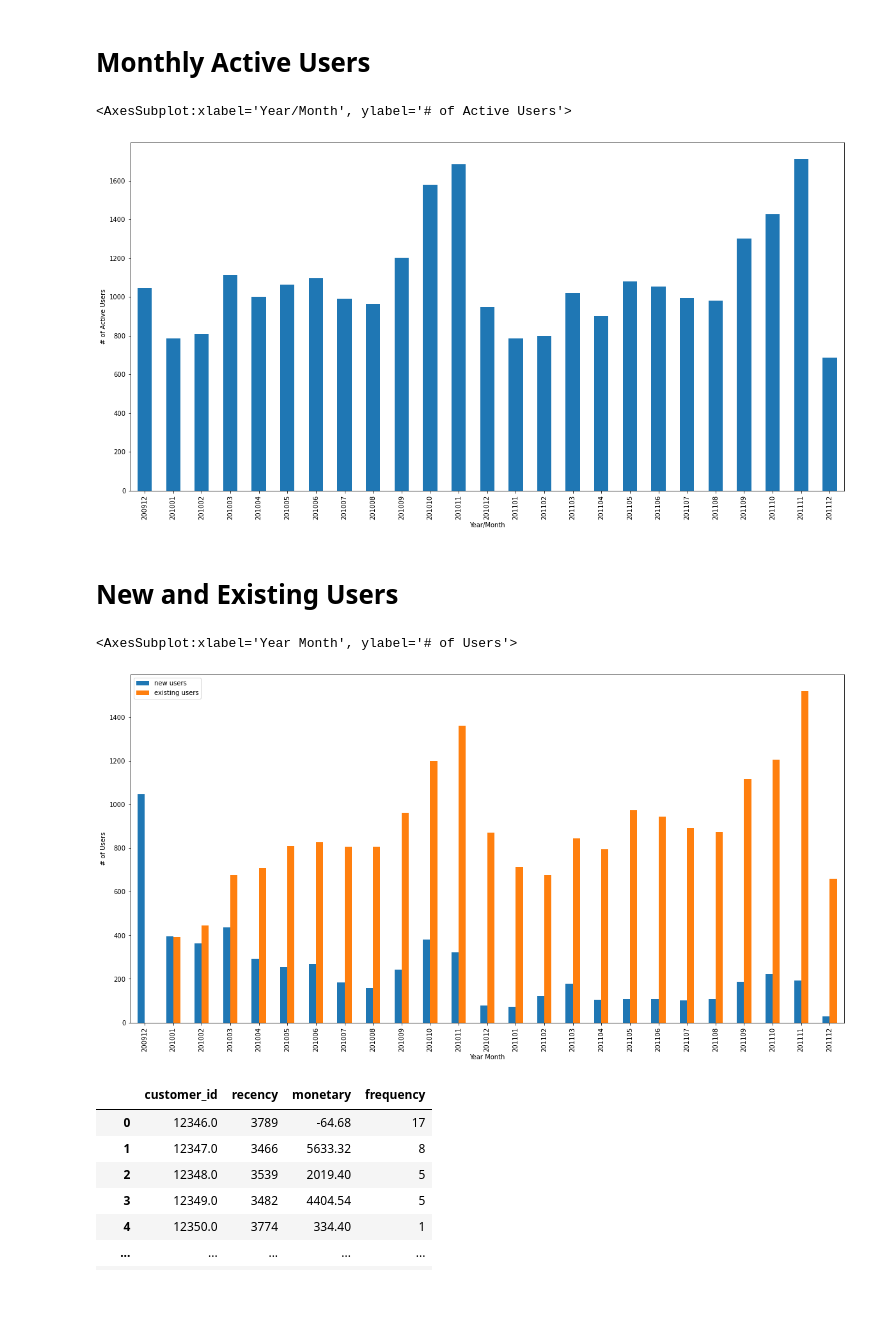
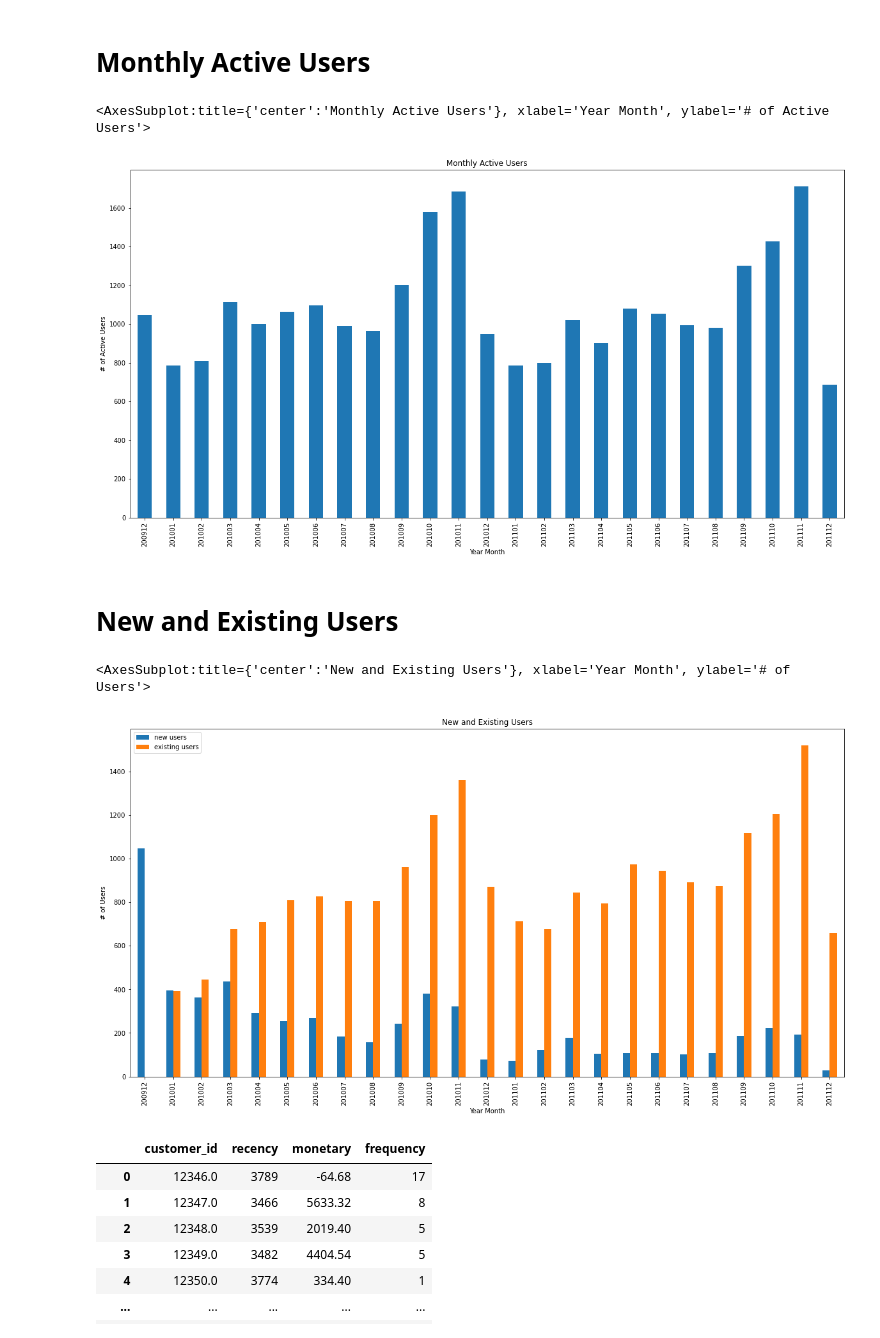
Before and after one commit to jarviscanada/jarvis_data_eng_NarimanAlimuradov, a Jupyter notebook: python_data_analytics/retail_data_analytics_wrangling.ipynb, the cells around one changed output. Cells and saved outputs as stored; diff of their text form; code cells hidden in the pictures; blank space fills up the shorter version.

```diff
--- a/python_data_analytics/retail_data_analytics_wrangling.ipynb
+++ b/python_data_analytics/retail_data_analytics_wrangling.ipynb
@@ -192,11 +194,11 @@ plt.show()
 # %%
 # Monthly active users per month
 
 customer_df = retail_df.groupby(['YYYYMM', 'customer_id'], as_index=False).count().groupby('YYYYMM')['customer_id'].count()
-customer_df.plot(x='YYYYMM', xlabel="Year Month", ylabel="# of Active Users", kind="bar", figsize=(20,10), rot=90)
+customer_df.plot(x='YYYYMM', xlabel="Year Month", ylabel="# of Active Users", kind="bar", figsize=(20,10), rot=90, title="Monthly Active Users")
 # %% [output]
-<AxesSubplot:xlabel='Year/Month', ylabel='# of Active Users'>
+<AxesSubplot:title={'center':'Monthly Active Users'}, xlabel='Year Month', ylabel='# of Active Users'>
-[figure, old version]
+[figure, new version]
 # %% [markdown]
 # New and Existing Users
 # %%
@@ -206,10 +208,10 @@ new_user_df = retail_df.groupby(['YYYYMM', 'customer_id'], as_index=False).count
 ex_user_df = retail_df.groupby(['YYYYMM', 'customer_id'], as_index=False).count().groupby('YYYYMM')['customer_id'].count() - new_user_df
 new_ex = pd.merge(new_user_df, ex_user_df, on='YYYYMM')
 new_ex.columns = ['new users', 'existing users']
-new_ex.plot(kind="bar", figsize=(20,10), xlabel="Year Month", ylabel="# of Users")
+new_ex.plot(kind="bar", figsize=(20,10), xlabel="Year Month", ylabel="# of Users", title="New and Existing Users")
 # %% [output]
-<AxesSubplot:xlabel='Year Month', ylabel='# of Users'>
+<AxesSubplot:title={'center':'New and Existing Users'}, xlabel='Year Month', ylabel='# of Users'>
-[figure, old version]
+[figure, new version]
 # %%
 # Creating dataframe for RFM segmentation
 
```
Also changed, not shown: parts of 3 cells of this notebook.
